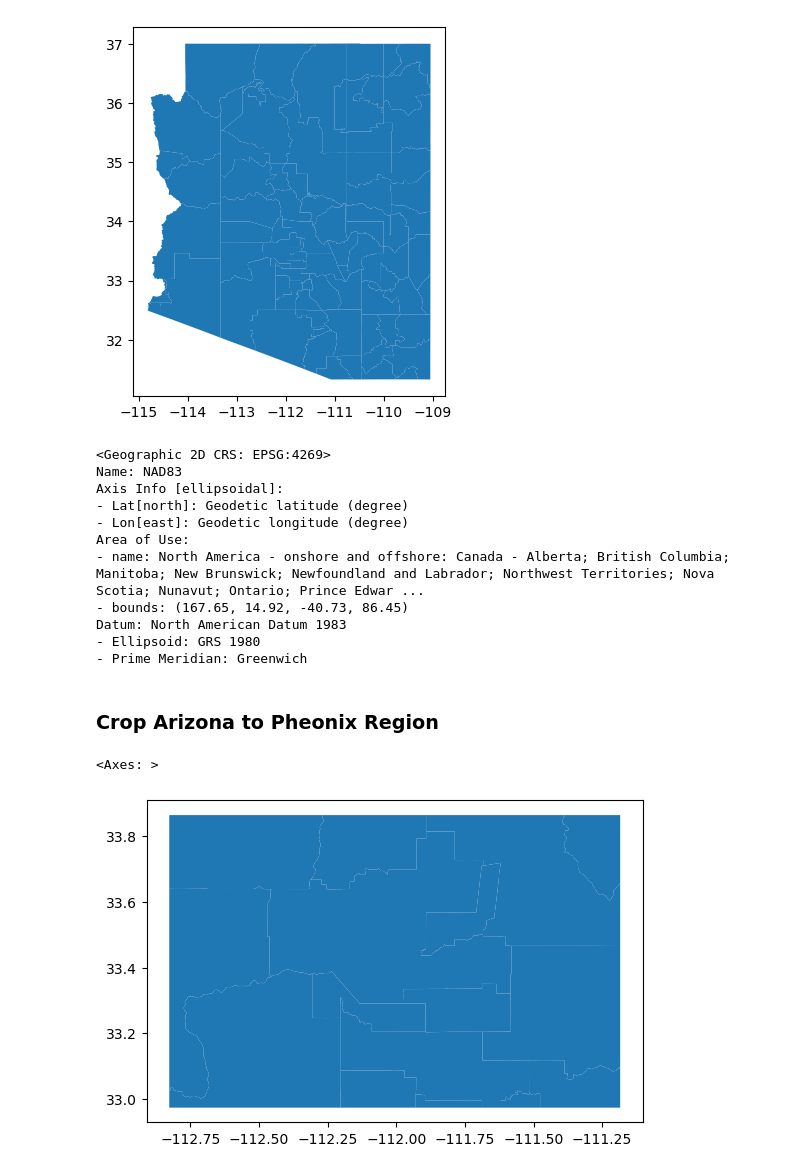
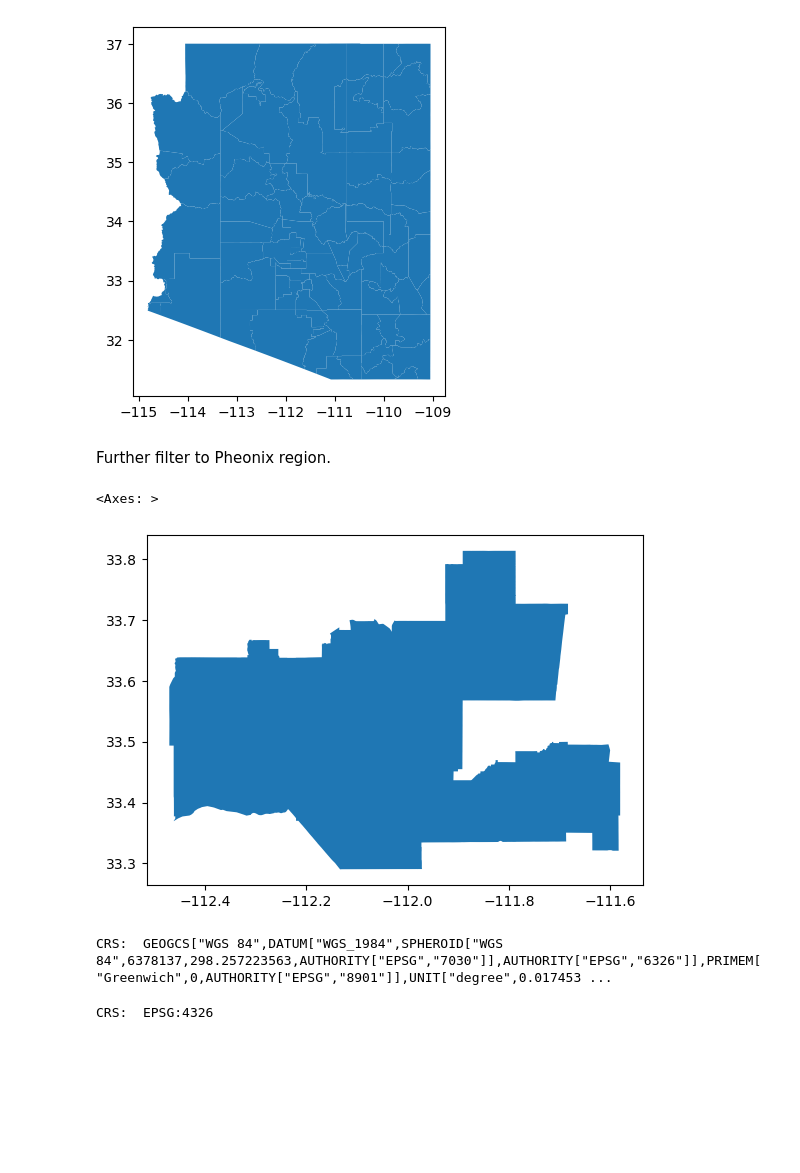
Before and after one commit to IsabellaSegarra/biodiversity-intactness, a Jupyter notebook: biodiversity-intactness.ipynb, the cells around one changed output. Drawn from its saved outputs; the diff is of its cells as text; code cells hidden in the pictures; blank space fills up the shorter version.

```diff
--- a/biodiversity-intactness.ipynb
+++ b/biodiversity-intactness.ipynb
@@ -129,19 +144,16 @@ arizona.plot()
 # %% [output]
 <Axes: >
 [figure]
+# %% [markdown]
+Further filter to Pheonix region.
+# %%
+phoenix_az = arizona[arizona['NAME'] == 'Phoenix']
+# %%
+phoenix_az.plot()
+# %% [output]
+<Axes: >
+[figure, added]
 # %%
-arizona.crs
+print('CRS: ', phoenix_az.crs)
 # %% [output]
-<Geographic 2D CRS: EPSG:4269>
-Name: NAD83
-Axis Info [ellipsoidal]:
-- Lat[north]: Geodetic latitude (degree)
-- Lon[east]: Geodetic longitude (degree)
-Area of Use:
-- name: North America - onshore and offshore: Canada - Alberta; British Columbia; Manitoba; New Brunswick; Newfoundland and Labrador; Northwest Territories; Nova Scotia; Nunavut; Ontario; Prince Edwar ...
-- bounds: (167.65, 14.92, -40.73, 86.45)
-Datum: North American Datum 1983
-- Ellipsoid: GRS 1980
-- Prime Meridian: Greenwich
+CRS:  GEOGCS["WGS 84",DATUM["WGS_1984",SPHEROID["WGS 84",6378137,298.257223563,AUTHORITY["EPSG","7030"]],AUTHORITY["EPSG","6326"]],PRIMEM["Greenwich",0,AUTHORITY["EPSG","8901"]],UNIT["degree",0.017453 ...
-# %% [markdown]
-### Crop Arizona to Pheonix Region
@@ -150,5 +160,5 @@ pheonix = gpd.clip(arizona, bbox)
-# %%
-pheonix.plot()
-# %% [output]
-<Axes: >
-[figure, removed]
+# %%
+# Find CRS
+print('CRS: ', bio_2017.rio.crs)
+# %% [output]
+CRS:  EPSG:4326
```
Also changed, not shown: parts of 35 cells of this notebook.
